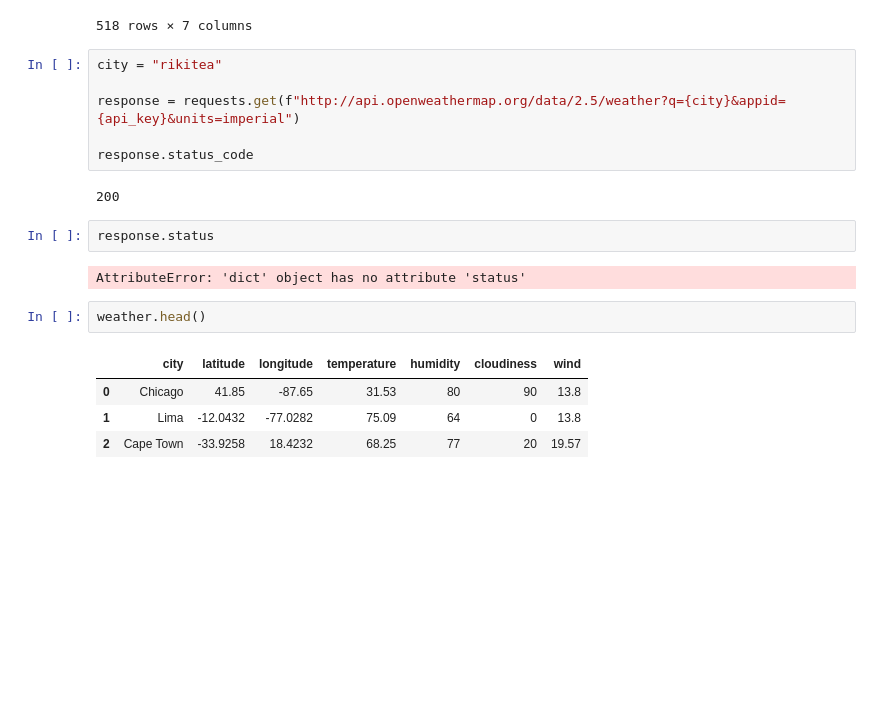
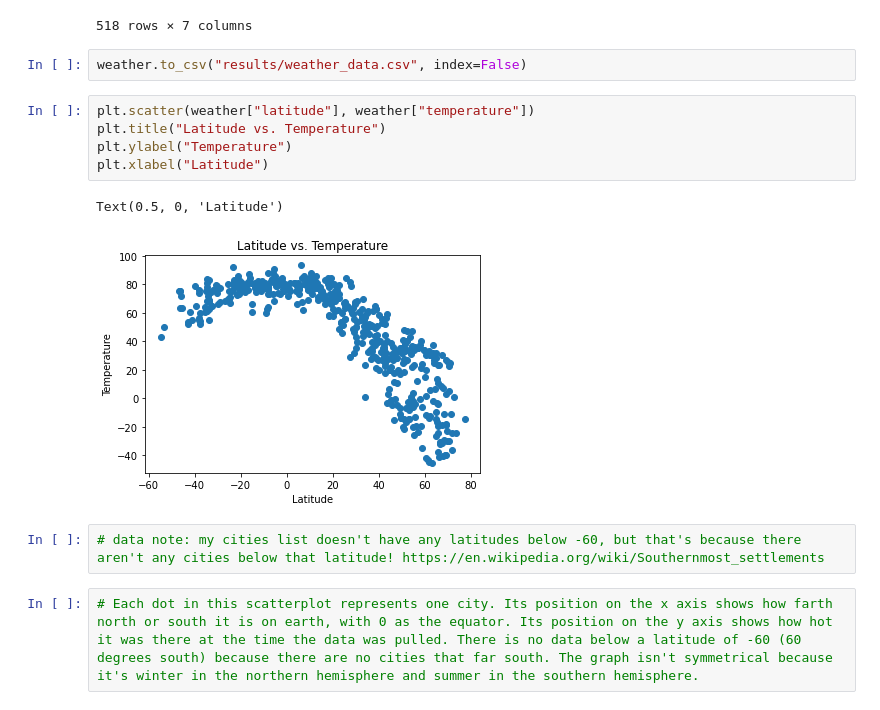
Before and after one commit to leah-handel/Latitude-vs.-Weather-Conditions, a Jupyter notebook: weatherpy/WeatherPy_Notebook.ipynb, the cells around one changed output. Saved outputs shown, nothing was run; the diff lists cells and outputs as text; blank space fills up the shorter version.

Commit message:
scatter plots

```diff
--- a/weatherpy/WeatherPy_Notebook.ipynb
+++ b/weatherpy/WeatherPy_Notebook.ipynb
@@ -236,22 +237,17 @@ weather
 | 572 | lompoc | 34.6391 | -120.458 | 51.4 | 47 | 1 | 12.66 |
 | 573 | palmer | 42.1584 | -72.3287 | 27.43 | 86 | 90 | 3.96 |
 518 rows × 7 columns
-# %%
-city = "rikitea"
-
-response = requests.get(f"http://api.openweathermap.org/data/2.5/weather?q={city}&appid={api_key}&units=imperial")
-
-response.status_code
-# %% [output]
-200
-# %%
-response.status
-# %% [output]
-AttributeError: 'dict' object has no attribute 'status'
-# %%
-weather.head()
-# %% [output]
-|  | city | latitude | longitude | temperature | humidity | cloudiness | wind |
-| 0 | Chicago | 41.85 | -87.65 | 31.53 | 80 | 90 | 13.8 |
-| 1 | Lima | -12.0432 | -77.0282 | 75.09 | 64 | 0 | 13.8 |
-| 2 | Cape Town | -33.9258 | 18.4232 | 68.25 | 77 | 20 | 19.57 |
+# %%
+weather.to_csv("results/weather_data.csv", index=False)
+# %%
+plt.scatter(weather["latitude"], weather["temperature"])
+plt.title("Latitude vs. Temperature")
+plt.ylabel("Temperature")
+plt.xlabel("Latitude")
+# %% [output]
+Text(0.5, 0, 'Latitude')
+[figure, added]
+# %%
+# data note: my cities list doesn't have any latitudes below -60, but that's because there aren't any cities below that latitude! https://en.wikipedia.org/wiki/Southernmost_settlements
+# %%
+# Each dot in this scatterplot represents one city. Its position on the x axis shows how farth north or south it is on earth, with 0 as the equator. Its position on the y axis shows how hot it was there at the time the data was pulled. There is no data below a latitude of -60 (60 degrees south) because there are no cities that far south. The graph isn't symmetrical because it's winter in the northern hemisphere and summer in the southern hemisphere.
```
Also changed, not shown: parts of 8 cells of this notebook, 1 other file.
